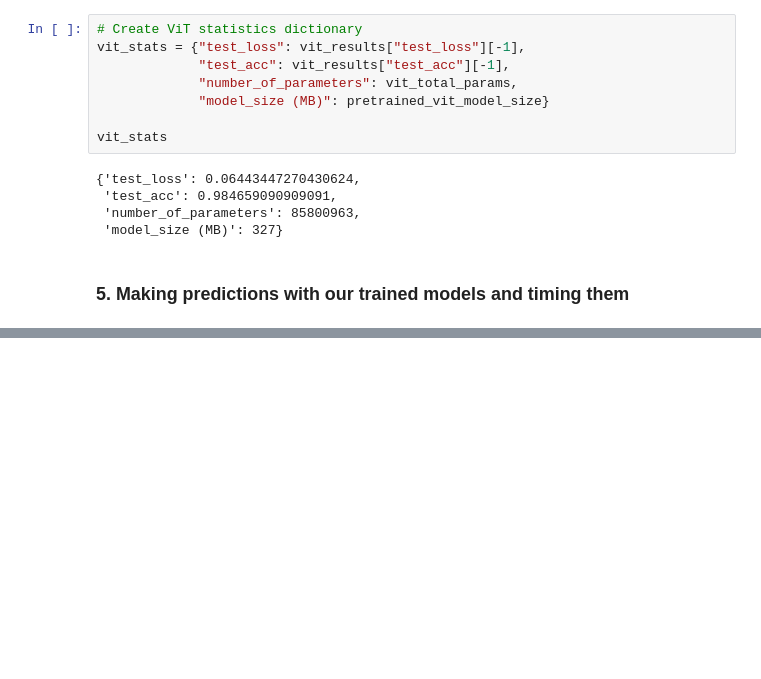
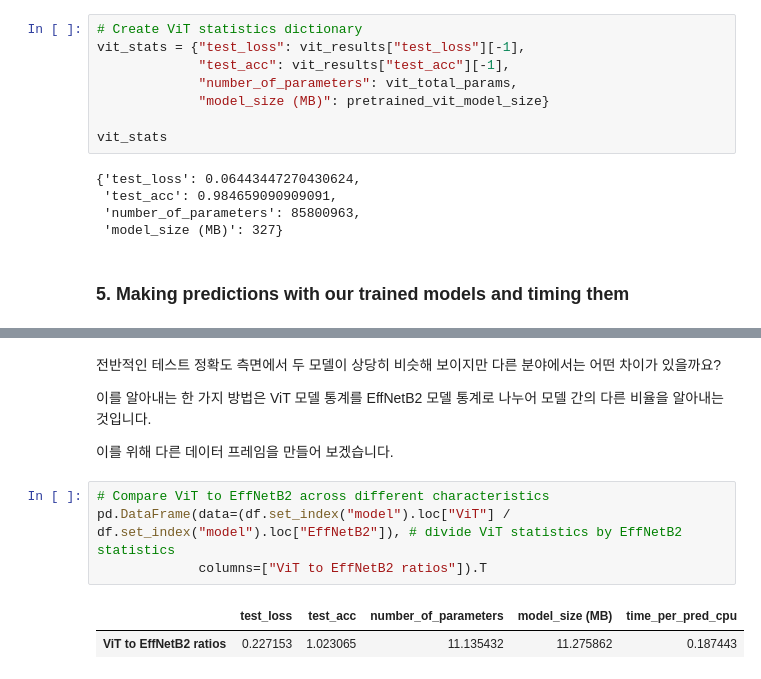
Before and after one commit to sguys99/pytorch-study, a Jupyter notebook: zero-to-mastery/09. PyTorch Model Deployment.ipynb, the cells around one changed output, grey strips where cells are left out. Drawn from its saved outputs; the diff is of its cells as text; blank space fills up the shorter version.

```diff
--- a/zero-to-mastery/09. PyTorch Model Deployment.ipynb
+++ b/zero-to-mastery/09. PyTorch Model Deployment.ipynb
@@ -679,0 +985,13 @@ vit_stats
+# %% [markdown]
+전반적인 테스트 정확도 측면에서 두 모델이 상당히 비슷해 보이지만 다른 분야에서는 어떤 차이가 있을까요?
+
+이를 알아내는 한 가지 방법은 ViT 모델 통계를 EffNetB2 모델 통계로 나누어 모델 간의 다른 비율을 알아내는 것입니다.
+
+이를 위해 다른 데이터 프레임을 만들어 보겠습니다.
+# %%
+# Compare ViT to EffNetB2 across different characteristics
+pd.DataFrame(data=(df.set_index("model").loc["ViT"] / df.set_index("model").loc["EffNetB2"]), # divide ViT statistics by EffNetB2 statistics
+             columns=["ViT to EffNetB2 ratios"]).T
+# %% [output]
+|  | test_loss | test_acc | number_of_parameters | model_size (MB) | time_per_pred_cpu |
+| ViT to EffNetB2 ratios | 0.227153 | 1.023065 | 11.135432 | 11.275862 | 0.187443 |
```
Also changed, not shown: parts of 31 cells of this notebook.
